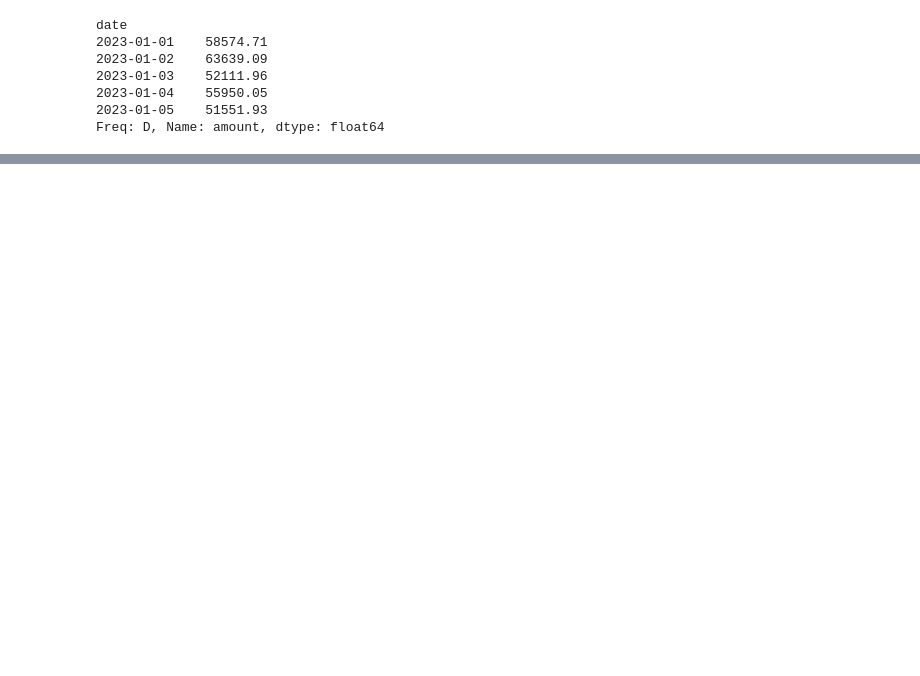
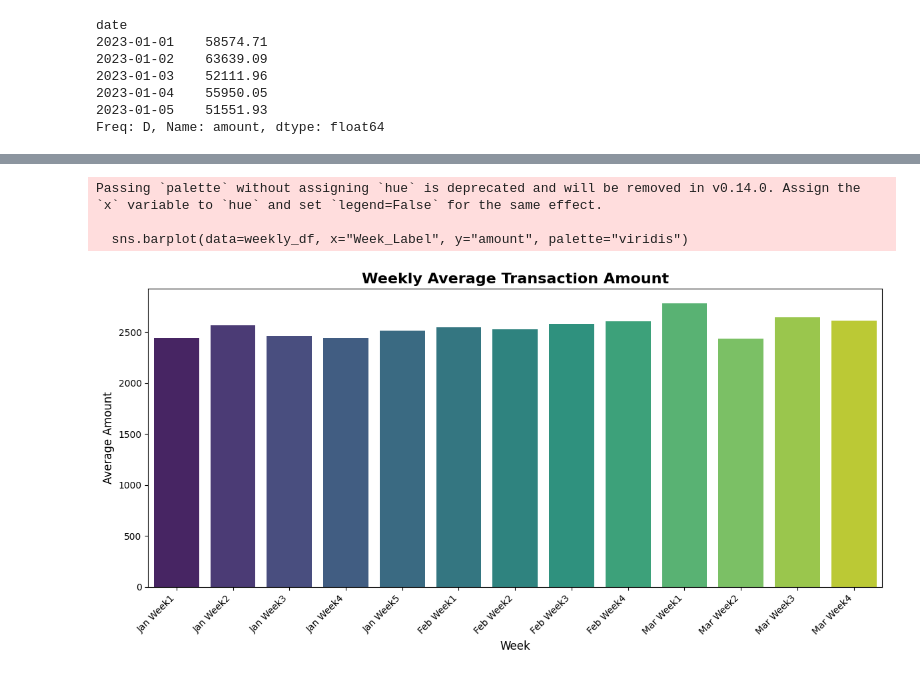
Before and after one commit to Krish0103/Python, a Jupyter notebook: Financial time Series/time_series.ipynb, the cells around one changed output, grey strips where cells are left out. Drawn from its saved outputs; the diff is of its cells as text; code cells hidden in the pictures; blank space fills up the shorter version.

```diff
--- a/Financial time Series/time_series.ipynb
+++ b/Financial time Series/time_series.ipynb
@@ -58,3 +58,7 @@ date
 2023-01-04    55950.05
 2023-01-05    51551.93
 Freq: D, Name: amount, dtype: float64
+# %%
+# Weekly avg transaction amount
+weekly_average = df.resample("W")["amount"].mean()
+print(weekly_average.head())
@@ -60,0 +104,8 @@ Freq: D, Name: amount, dtype: float64
+# %%
+weekly_df = weekly_average.reset_index()
+weekly_df["Month"] = weekly_df["date"].dt.strftime("%b")
+weekly_df["Week"] = ((weekly_df["date"].dt.day - 1)//7)+1
+
+weekly_df["Week_Label"] = (weekly_df["Month"] + " Week" + weekly_df["Week"].astype(str))
+
+print(weekly_df[["Week_Label", "amount"]])
@@ -60,0 +127,14 @@ Freq: D, Name: amount, dtype: float64
+# %%
+plt.figure(figsize=(12,6))
+sns.barplot(data=weekly_df, x="Week_Label", y="amount", palette="viridis")
+plt.title("Weekly Average Transaction Amount", fontsize=16, fontweight='bold')
+plt.xlabel("Week", fontsize=12)
+plt.ylabel("Average Amount", fontsize=12)
+plt.xticks(rotation=45, ha='right')
+plt.tight_layout()
+plt.show()
+# %% [output]
+Passing `palette` without assigning `hue` is deprecated and will be removed in v0.14.0. Assign the `x` variable to `hue` and set `legend=False` for the same effect.
+
+  sns.barplot(data=weekly_df, x="Week_Label", y="amount", palette="viridis")
+[figure, added]
```
Also changed, not shown: parts of 8 cells of this notebook, 1 other file.
